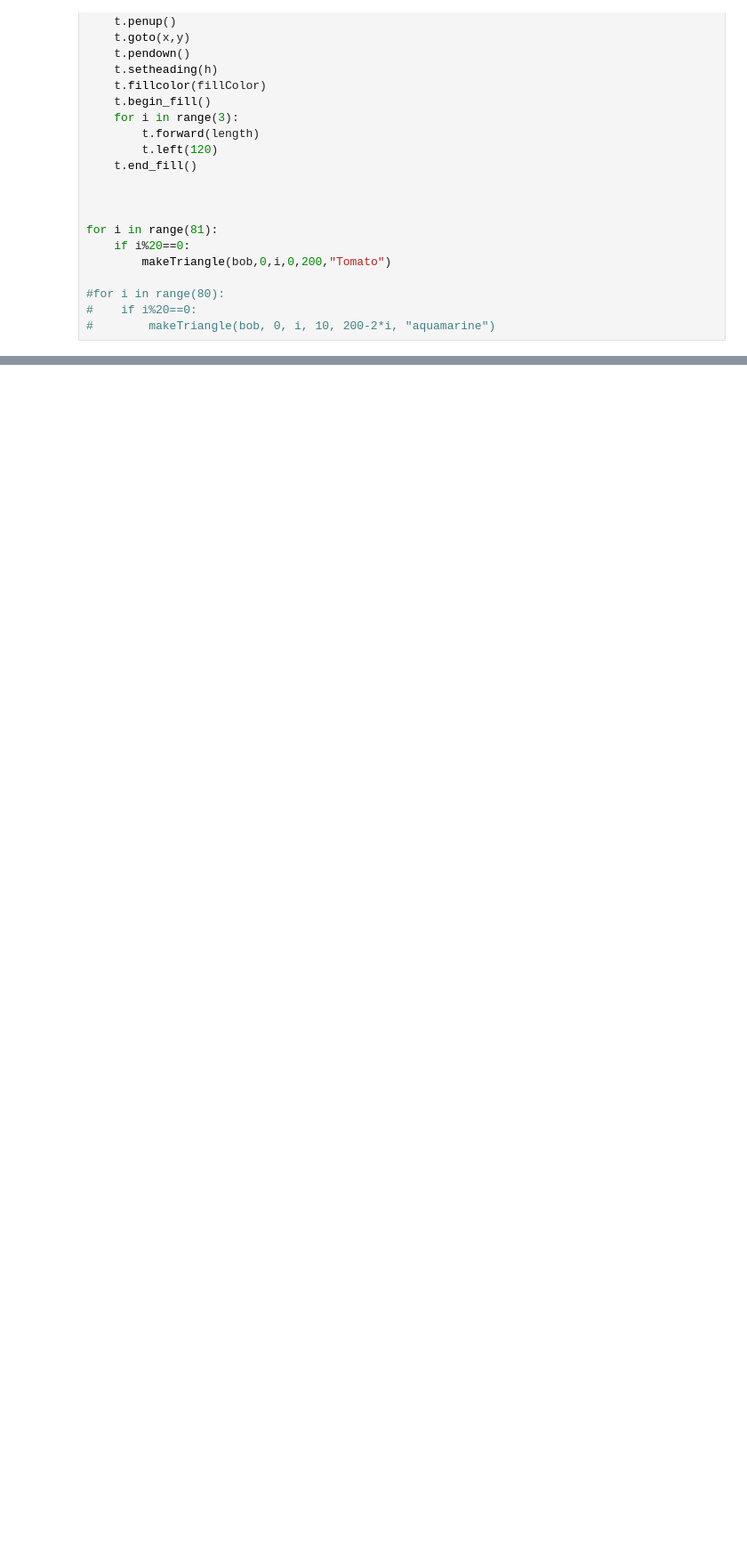
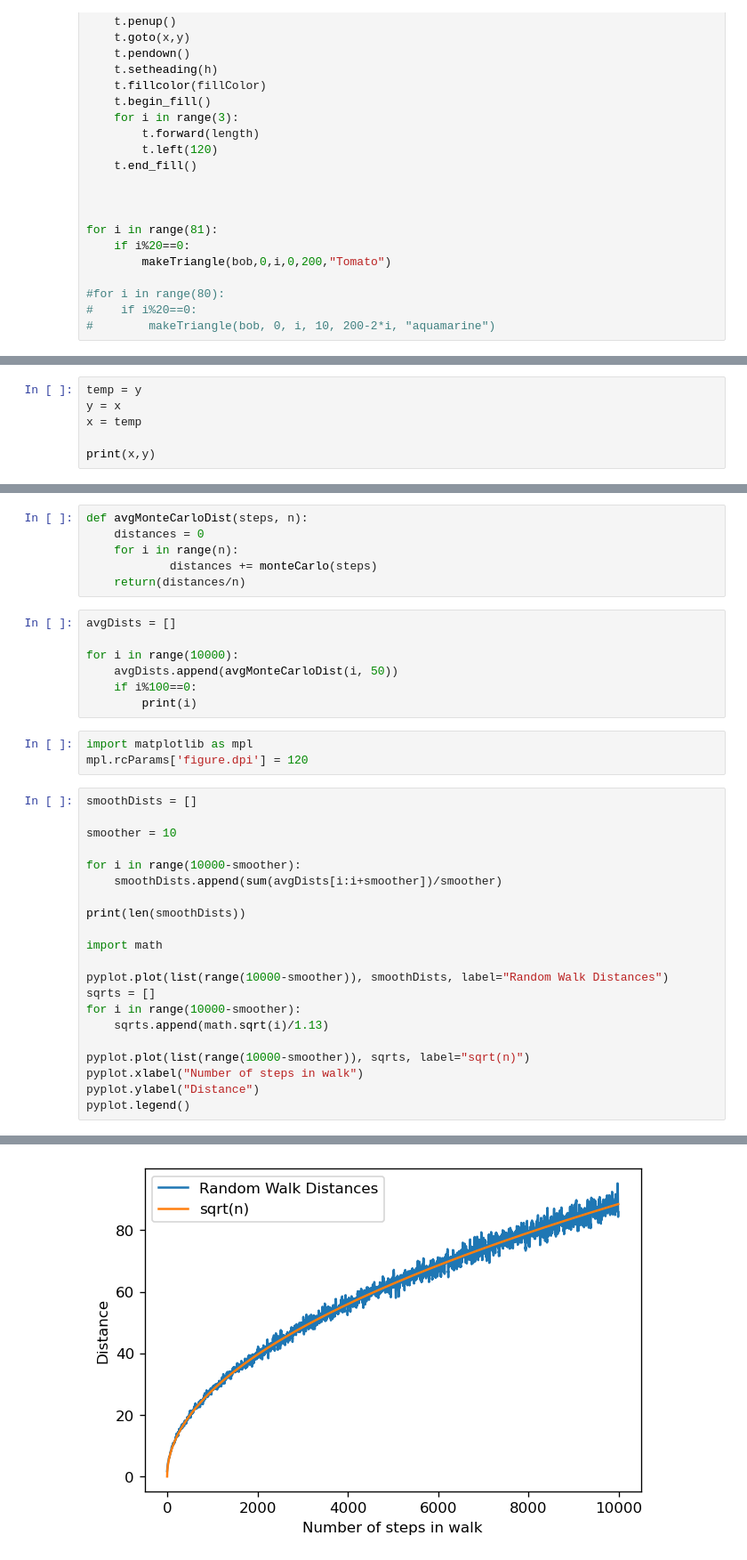
Before and after one commit to millera2/millera2.github.io, a Jupyter notebook: CS-111/CS111-scratch-pad.ipynb, the cells around one changed output, grey strips where cells are left out. Shown: that part at 89% size. Drawn from its saved outputs; the diff is of its cells as text; blank space fills up the shorter version.

```diff
--- a/CS-111/CS111-scratch-pad.ipynb
+++ b/CS-111/CS111-scratch-pad.ipynb
@@ -108,0 +144,6 @@ for i in range(81):
+# %%
+temp = y
+y = x
+x = temp
+
+print(x,y)
@@ -108,0 +206,38 @@ for i in range(81):
+# %%
+def avgMonteCarloDist(steps, n):
+    distances = 0
+    for i in range(n):
+            distances += monteCarlo(steps)
+    return(distances/n)
+# %%
+avgDists = []
+
+for i in range(10000):
+    avgDists.append(avgMonteCarloDist(i, 50))
+    if i%100==0:
+        print(i)
+# %%
+import matplotlib as mpl
+mpl.rcParams['figure.dpi'] = 120
+# %%
+smoothDists = []
+
+smoother = 10
+
+for i in range(10000-smoother):
+    smoothDists.append(sum(avgDists[i:i+smoother])/smoother)
+
+print(len(smoothDists))
+
+import math
+
+pyplot.plot(list(range(10000-smoother)), smoothDists, label="Random Walk Distances")
+sqrts = []
+for i in range(10000-smoother):
+    sqrts.append(math.sqrt(i)/1.13)
+
+pyplot.plot(list(range(10000-smoother)), sqrts, label="sqrt(n)")
+pyplot.xlabel("Number of steps in walk")
+pyplot.ylabel("Distance")
+pyplot.legend()
+# %% [output]
@@ -108,0 +246 @@ for i in range(81):
+[figure, added]
```
Also changed, not shown: parts of 32 cells of this notebook, 30 other files.
